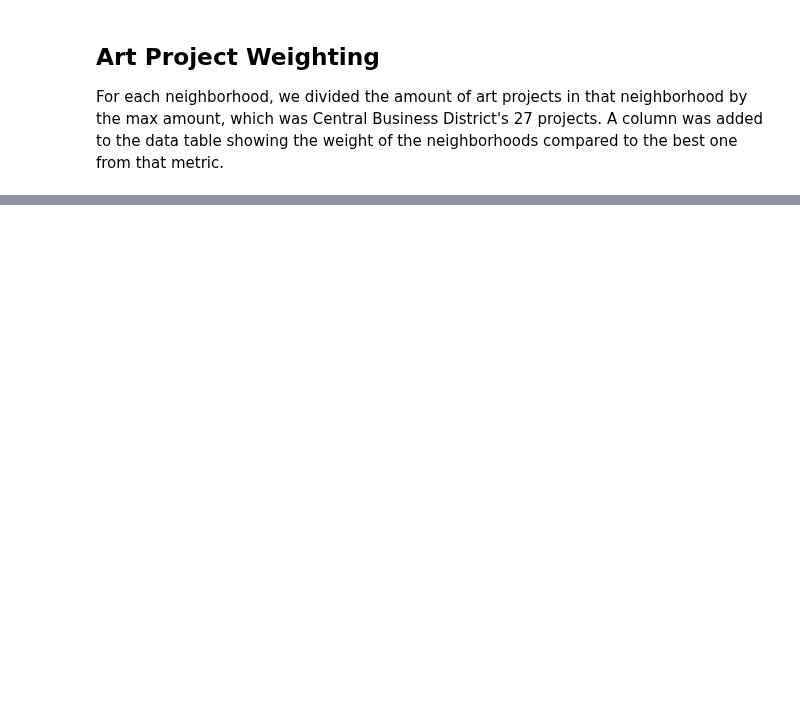
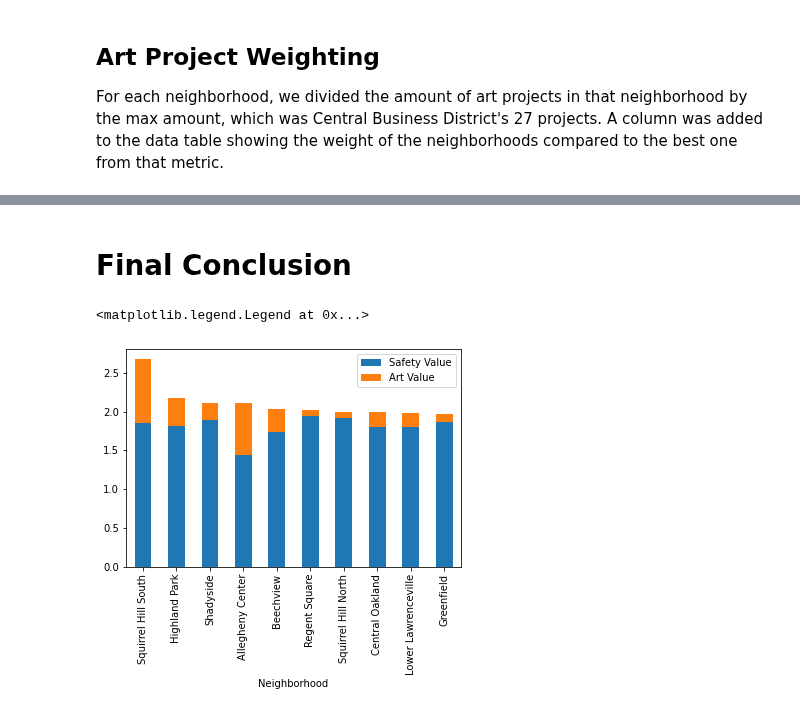
Before and after one commit to jrddp/Big-Ideas-Final-Project, a Jupyter notebook: combined.ipynb, the cells around one changed output, grey strips where cells are left out. Cells and saved outputs as stored; diff of their text form; code cells hidden in the pictures; blank space fills up the shorter version.

Commit message:
Create conclusive dataframe and graphs

```diff
--- a/combined.ipynb
+++ b/combined.ipynb
@@ -373,4 +194,0 @@ park
-# %%
-max_public_art = parks['neighborhood'].value_counts().sort_values(ascending=False)[0]
-park['weight'] = parks['neighborhood'].value_counts()/max_public_art
-park
@@ -376,0 +200,24 @@ park
+# %%
+final_df = pd.DataFrame(neighborhood_data["SAFETY_RATING"])
+final_df['ART_RATING'] = park['weight']
+
+# Give any missing values a weight of 0 (Such as those with no data on art)
+final_df = final_df.fillna(0)
+
+# We will double every SAFETY_RATING, in order to give it twice as much value
+final_df['SAFETY_RATING'] = final_df['SAFETY_RATING'] * 2
+
+# Create a TOTAL_RATING column as a sum of both ratings, with twice the weight on safety
+final_df['TOTAL_RATING'] = final_df['SAFETY_RATING'] + final_df['ART_RATING']
+
+# Sort based on the new rating
+final_df = final_df.sort_values(by='TOTAL_RATING', ascending=False)
+
+final_df
+# %% [markdown]
+# Final Conclusion
+# %%
+final_df[['SAFETY_RATING', 'ART_RATING']].head(10).plot.bar(stacked=True, xlabel="Neighborhood").legend(["Safety Value", "Art Value"])
+# %% [output]
+<matplotlib.legend.Legend at 0x...>
+[figure, added]
```
Also changed, not shown: parts of 24 cells of this notebook.
